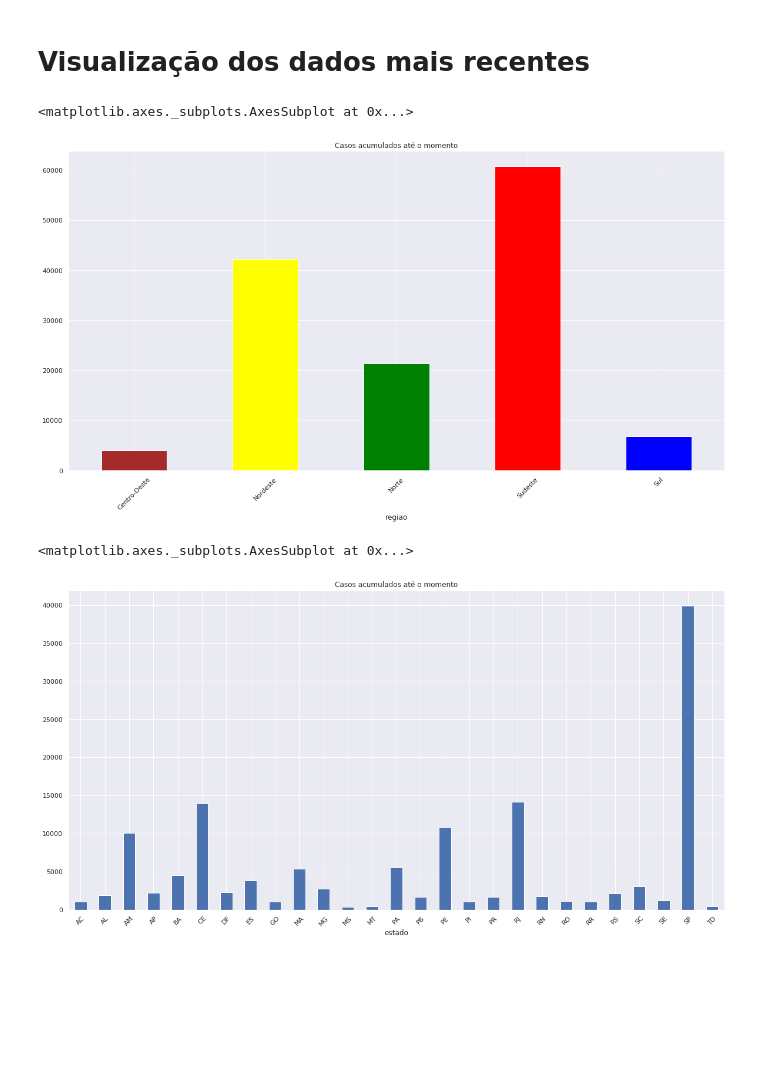
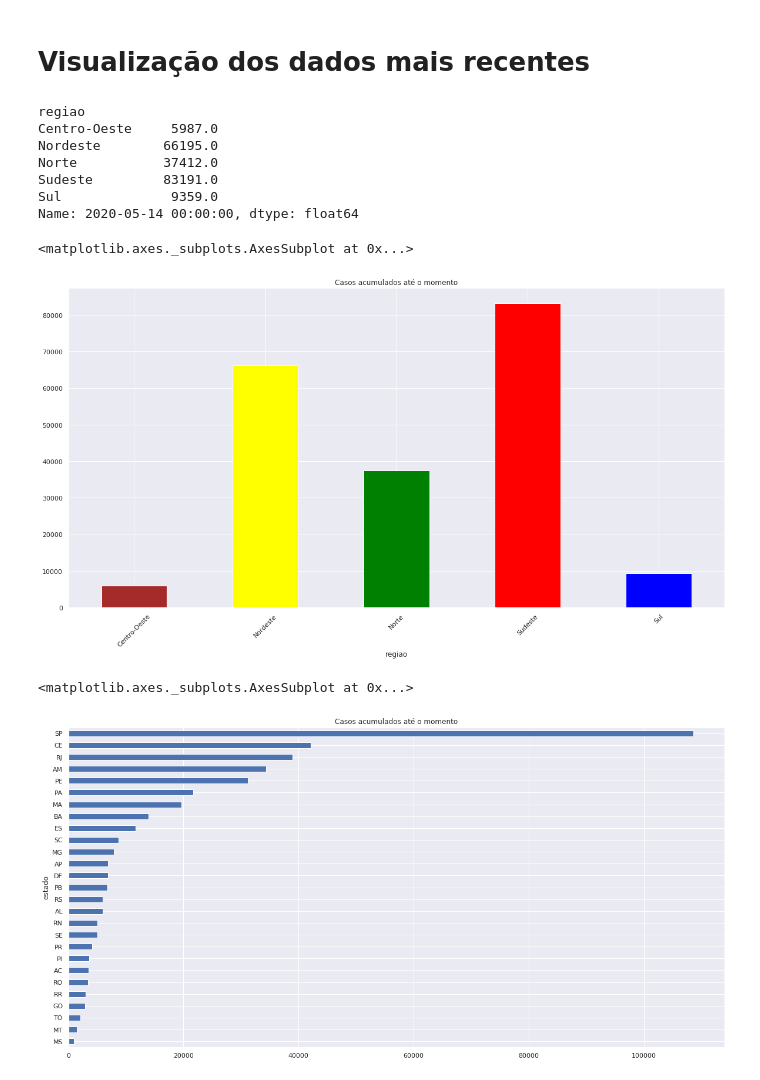
Before and after one commit to kenzosakiyama/corona_virus_brasil, a Jupyter notebook: notebooks/corona_brasil.ipynb, the cells around one changed output. Cells and saved outputs as stored; diff of their text form; code cells hidden in the pictures; blank space fills up the shorter version.

```diff
--- a/notebooks/corona_brasil.ipynb
+++ b/notebooks/corona_brasil.ipynb
@@ -7,5 +7,5 @@ PATH = "../dados/brutos/arquivo_geral_covid_brasil.csv"
 # %%
-data_df = pd.read_csv(PATH, sep=";")
+data_df = pd.read_excel(PATH)
 # %%
 data_df["data"] = pd.to_datetime(data_df["data"])
 data_df.sort_values(by="data", inplace=True)
@@ -74,4 +119,11 @@ final_reg_df["obitosAcumulados"].plot(title="Óbitos acumulados")
 # %% [markdown]
 # Análise de estados
+# %%
+aux_df = data_df[data_df["regiao"] != "Brasil"]
+aux_df = aux_df[["estado", "data", "municipio", "casosAcumulado", "obitosAcumulado"]]
+# %%
+aux_df = aux_df.groupby(["data", "estado"]).sum()
+aux_df.reset_index(inplace=True)
 # %%
-estados_df = data_df.set_index("data").pivot(columns="estado")
+
+estados_df = aux_df.set_index("data").pivot(columns="estado")
@@ -88,12 +152,22 @@ estados_df["obitosAcumulados"].plot(title="Óbitos acumulados")
 # %% [markdown]
 # Visualização dos dados mais recentes
+# %%
+final_reg_df.iloc[-1]["casosAcumulado"]
+# %% [output]
+regiao
+Centro-Oeste     5987.0
+Nordeste        66195.0
+Norte           37412.0
+Sudeste         83191.0
+Sul              9359.0
+Name: 2020-05-14 00:00:00, dtype: float64
 # %%
-final_reg_df.iloc[-1]["casosAcumulados"].plot.bar(rot=45, color=["brown", "yellow", "green", "red", "blue"], title="Casos acumulados até o momento")
+final_reg_df.iloc[-1]["casosAcumulado"].plot.bar(rot=45, color=["brown", "yellow", "green", "red", "blue", "pink"], title="Casos acumulados até o momento")
 # %% [output]
 <matplotlib.axes._subplots.AxesSubplot at 0x...>
-[figure, old version]
+[figure, new version]
 # %%
-estados_df.iloc[-1]["casosAcumulados"].plot.bar(rot=45, title="Casos acumulados até o momento")
+estados_df.iloc[-1]["casosAcumulado"].sort_values().plot.barh(title="Casos acumulados até o momento")
 # %% [output]
 <matplotlib.axes._subplots.AxesSubplot at 0x...>
-[figure, old version]
+[figure, new version]
```
Also changed, not shown: parts of 24 cells of this notebook, 1 other file.
